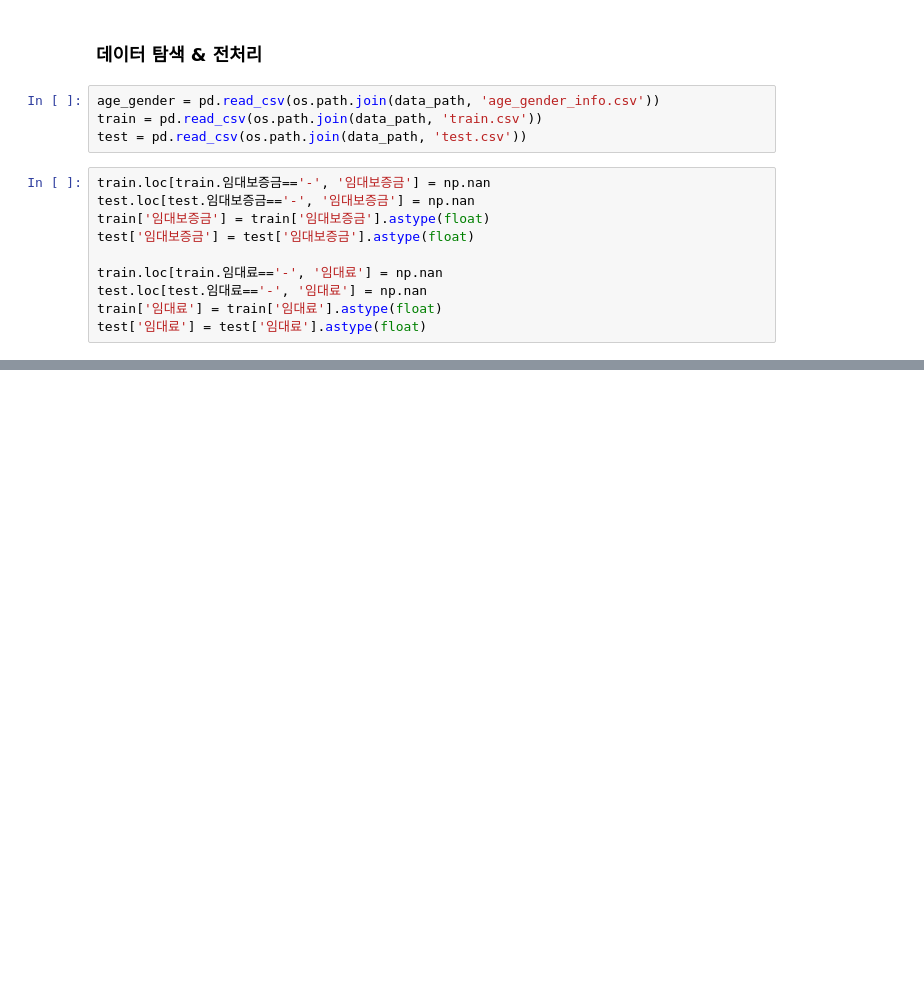
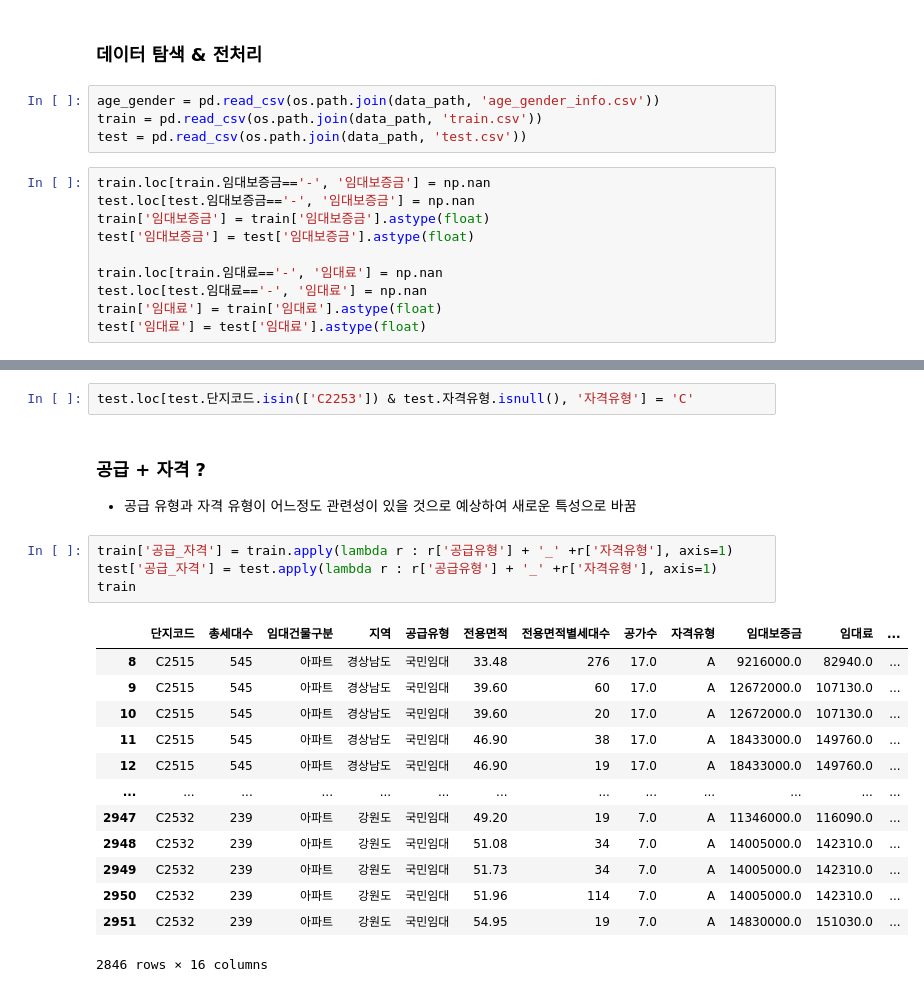
Before and after one commit to inae-kim-99/dacon, a Jupyter notebook: parking_demand_prediction/using_pycaret.ipynb, the cells around one changed output, grey strips where cells are left out. Drawn from its saved outputs; the diff is of its cells as text; blank space fills up the shorter version.

```diff
--- a/parking_demand_prediction/using_pycaret.ipynb
+++ b/parking_demand_prediction/using_pycaret.ipynb
@@ -40,0 +187,23 @@ test['임대료'] = test['임대료'].astype(float)
+# %%
+test.loc[test.단지코드.isin(['C2253']) & test.자격유형.isnull(), '자격유형'] = 'C'
+# %% [markdown]
+### 공급 + 자격 ?
+- 공급 유형과 자격 유형이 어느정도 관련성이 있을 것으로 예상하여 새로운 특성으로 바꿈
+# %%
+train['공급_자격'] = train.apply(lambda r : r['공급유형'] + '_' +r['자격유형'], axis=1)
+test['공급_자격'] = test.apply(lambda r : r['공급유형'] + '_' +r['자격유형'], axis=1)
+train
+# %% [output]
+|  | 단지코드 | 총세대수 | 임대건물구분 | 지역 | 공급유형 | 전용면적 | 전용면적별세대수 | 공가수 | 자격유형 | 임대보증금 | 임대료 | ... |
+| 8 | C2515 | 545 | 아파트 | 경상남도 | 국민임대 | 33.48 | 276 | 17.0 | A | 9216000.0 | 82940.0 | ... |
+| 9 | C2515 | 545 | 아파트 | 경상남도 | 국민임대 | 39.60 | 60 | 17.0 | A | 12672000.0 | 107130.0 | ... |
+| 10 | C2515 | 545 | 아파트 | 경상남도 | 국민임대 | 39.60 | 20 | 17.0 | A | 12672000.0 | 107130.0 | ... |
+| 11 | C2515 | 545 | 아파트 | 경상남도 | 국민임대 | 46.90 | 38 | 17.0 | A | 18433000.0 | 149760.0 | ... |
+| 12 | C2515 | 545 | 아파트 | 경상남도 | 국민임대 | 46.90 | 19 | 17.0 | A | 18433000.0 | 149760.0 | ... |
+| ... | ... | ... | ... | ... | ... | ... | ... | ... | ... | ... | ... | ... |
+| 2947 | C2532 | 239 | 아파트 | 강원도 | 국민임대 | 49.20 | 19 | 7.0 | A | 11346000.0 | 116090.0 | ... |
+| 2948 | C2532 | 239 | 아파트 | 강원도 | 국민임대 | 51.08 | 34 | 7.0 | A | 14005000.0 | 142310.0 | ... |
+| 2949 | C2532 | 239 | 아파트 | 강원도 | 국민임대 | 51.73 | 34 | 7.0 | A | 14005000.0 | 142310.0 | ... |
+| 2950 | C2532 | 239 | 아파트 | 강원도 | 국민임대 | 51.96 | 114 | 7.0 | A | 14005000.0 | 142310.0 | ... |
+| 2951 | C2532 | 239 | 아파트 | 강원도 | 국민임대 | 54.95 | 19 | 7.0 | A | 14830000.0 | 151030.0 | ... |
+2846 rows × 16 columns
```
Also changed, not shown: parts of 63 cells of this notebook, 1 other file.
